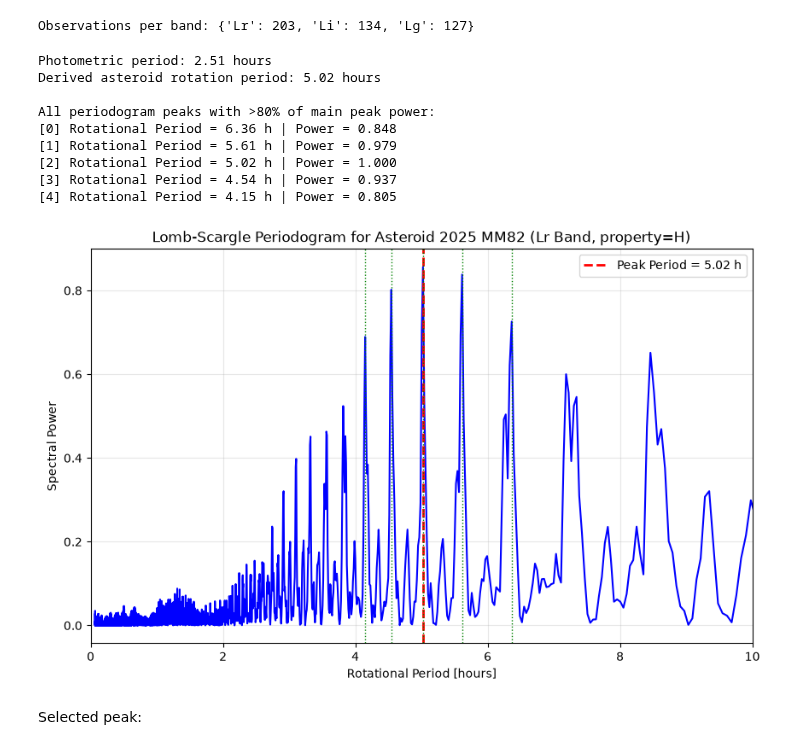
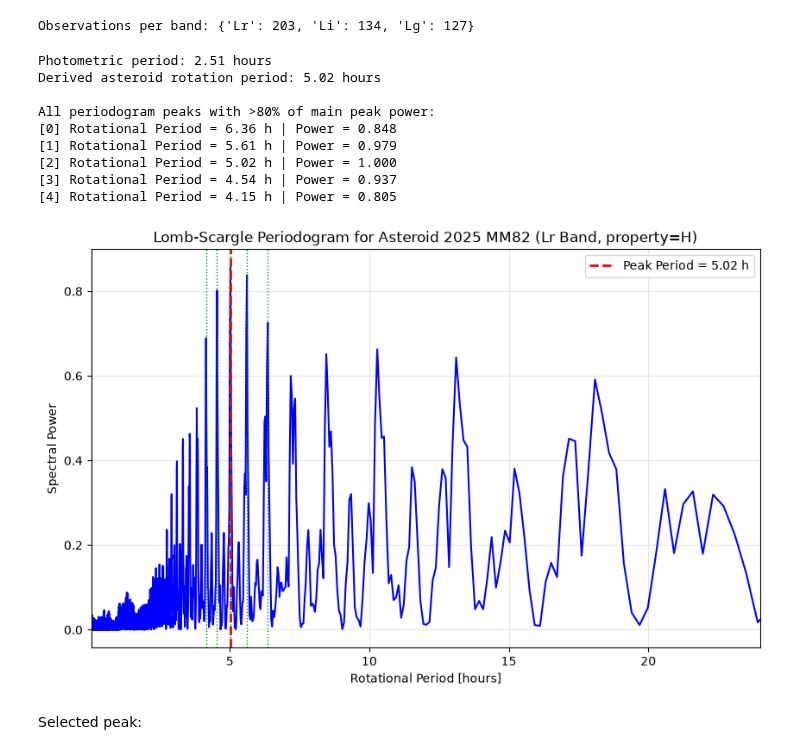
Before and after one commit to JuanitaAgudelo/MVROC, a Jupyter notebook: zuluaga_dev/search_spectra_rotation_orbit.ipynb, the cells around one changed output. Cells and saved outputs as stored; diff of their text form; code cells hidden in the pictures.

```diff
--- a/zuluaga_dev/search_spectra_rotation_orbit.ipynb
+++ b/zuluaga_dev/search_spectra_rotation_orbit.ipynb
@@ -462,7 +335,7 @@ print_list(columns)
 obstime, mpc_row, mpc_designation, obs_et, dt_from_epoch_days, a, e, q, incl,
 node, peri, M, r, delta, phase_angle, mag, H
 # %%
-designation = mpc_designation_for(provid)
+designation = mpc_designation_for(df_set, provid)
 print(f"{provid} -> {designation}")
 table = pq.read_table(
     "data/obs_final_elements_geometry_H.parquet",
@@ -655,35 +528,35 @@ for i, idx in enumerate(high_power_peaks):
         "rotational_period_h": rot_per,
         "relative_power": rel_pwr
     })
     print(f"[{i}] Rotational Period = {rot_per:.2f} h | Power = {rel_pwr:.3f}")
 df_peaks = pd.DataFrame(peak_data).sort_values(by='relative_power', ascending=False).reset_index(drop=True)
 
 fig, ax = plt.subplots(figsize=(10, 6))
 
 period_grid_hours = (24.0 / freq_grid) * 2.0  # Converted to rotational period
 ax.plot(period_grid_hours, power, color='b', lw=1.5)
 ax.axvline(best_rot_period, color='r', linestyle='--', lw=2, label=f'Peak Period = {best_rot_period:.2f} h')
 for period in all_rot_periods:
     ax.axvline(period, color='g', linestyle=':', alpha=1, lw=1)
 
 ax.set_xlabel('Rotational Period [hours]')
 ax.set_ylabel('Spectral Power')
 ax.set_title(f'Lomb-Scargle Periodogram for Asteroid {provid} ({band} Band, property={prop})')
-ax.set_xlim(0, 10)
+ax.set_xlim(periods[0], periods[1])
 ax.legend(loc='upper right', frameon=True)
 ax.grid(True, alpha=0.3)
 fig.savefig(fig_dir + f"periodogram_{provid.replace(' ', '_')}.png", dpi=300)
 # %% [output]
 Photometric period: 2.51 hours
 Derived asteroid rotation period: 5.02 hours
 
 All periodogram peaks with >80% of main peak power:
 [0] Rotational Period = 6.36 h | Power = 0.848
 [1] Rotational Period = 5.61 h | Power = 0.979
 [2] Rotational Period = 5.02 h | Power = 1.000
 [3] Rotational Period = 4.54 h | Power = 0.937
 [4] Rotational Period = 4.15 h | Power = 0.805
-[figure, old version]
+[figure, new version]
 # %% [markdown]
 Selected peak:
 # %%
```
Also changed, not shown: parts of 12 cells of this notebook, 4 other files.
